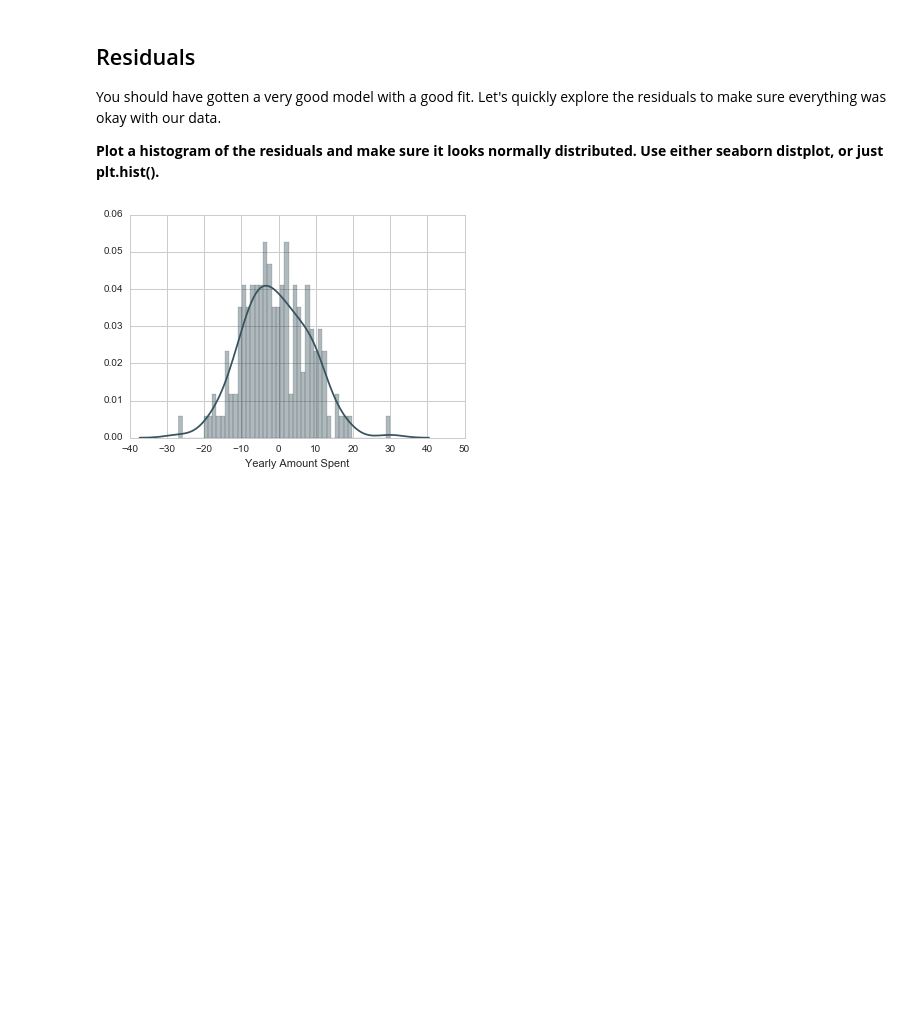
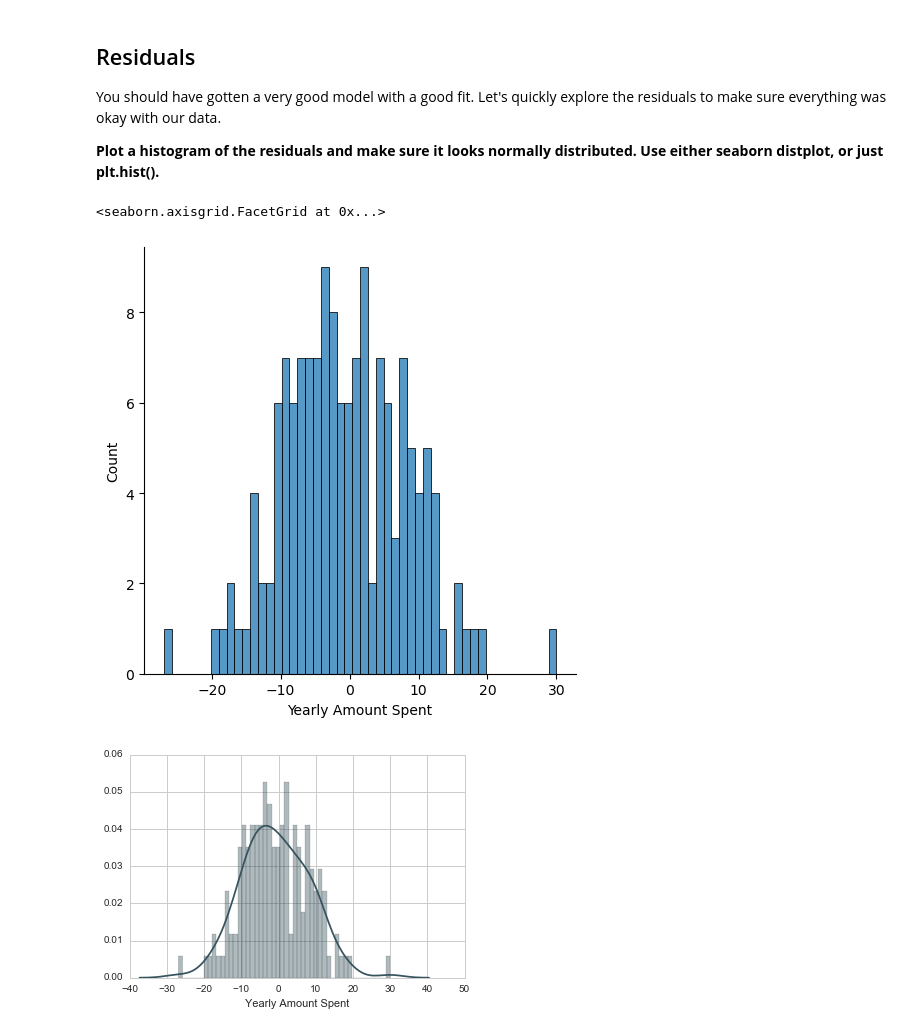
Before and after one commit to bttodd11/Python_DataScience, a Jupyter notebook: Section 14 - Machine Learning/02-Linear Regression Project.ipynb, the cells around one changed output. Saved outputs shown, nothing was run; the diff lists cells and outputs as text; code cells hidden in the pictures; blank space fills up the shorter version.

```diff
--- a/Section 14 - Machine Learning/02-Linear Regression Project.ipynb
+++ b/Section 14 - Machine Learning/02-Linear Regression Project.ipynb
@@ -228,6 +288,11 @@ RMSE: 8.93381506698
 You should have gotten a very good model with a good fit. Let's quickly explore the residuals to make sure everything was okay with our data.
 
 **Plot a histogram of the residuals and make sure it looks normally distributed. Use either seaborn distplot, or just plt.hist().**
+# %%
+sns.displot((y_test - pre), bins=50)
+# %% [output]
+<seaborn.axisgrid.FacetGrid at 0x...>
+[figure, added]
 # %%
 # %% [output]
 [figure]
```
Also changed, not shown: parts of 20 cells of this notebook, 5 other files.
